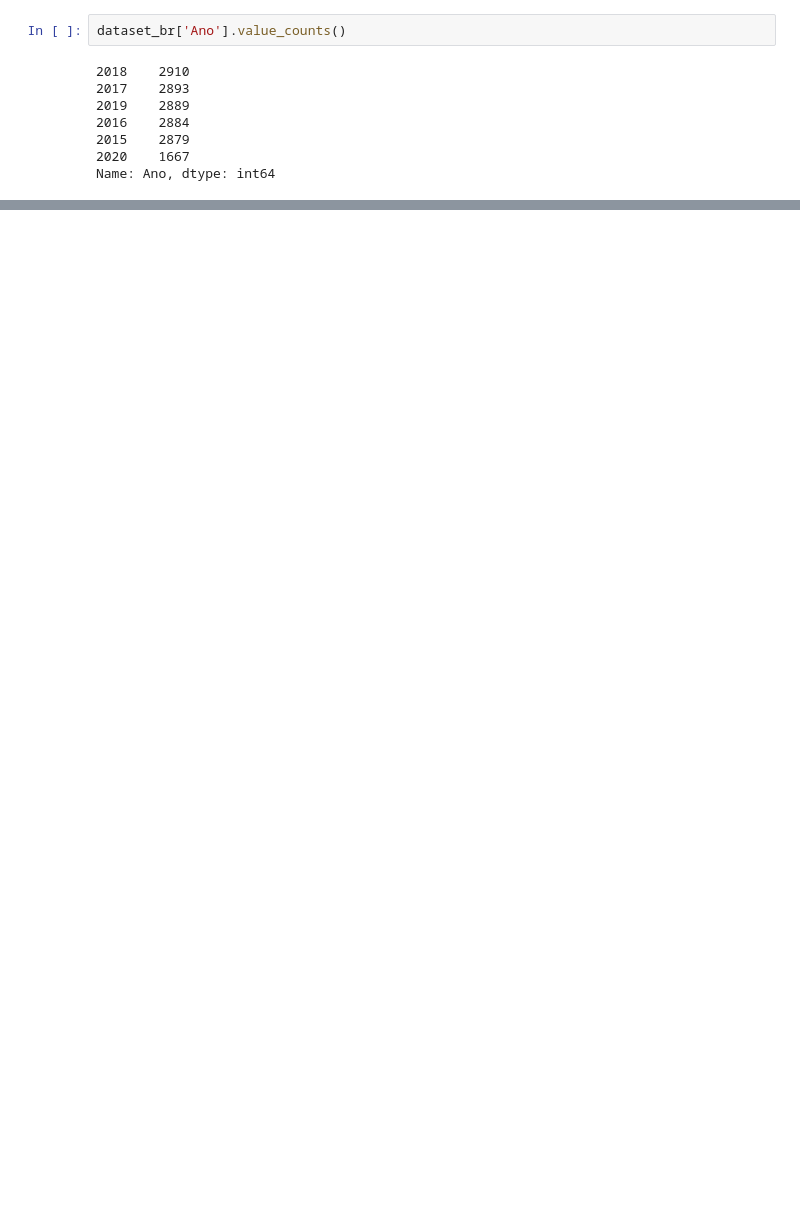
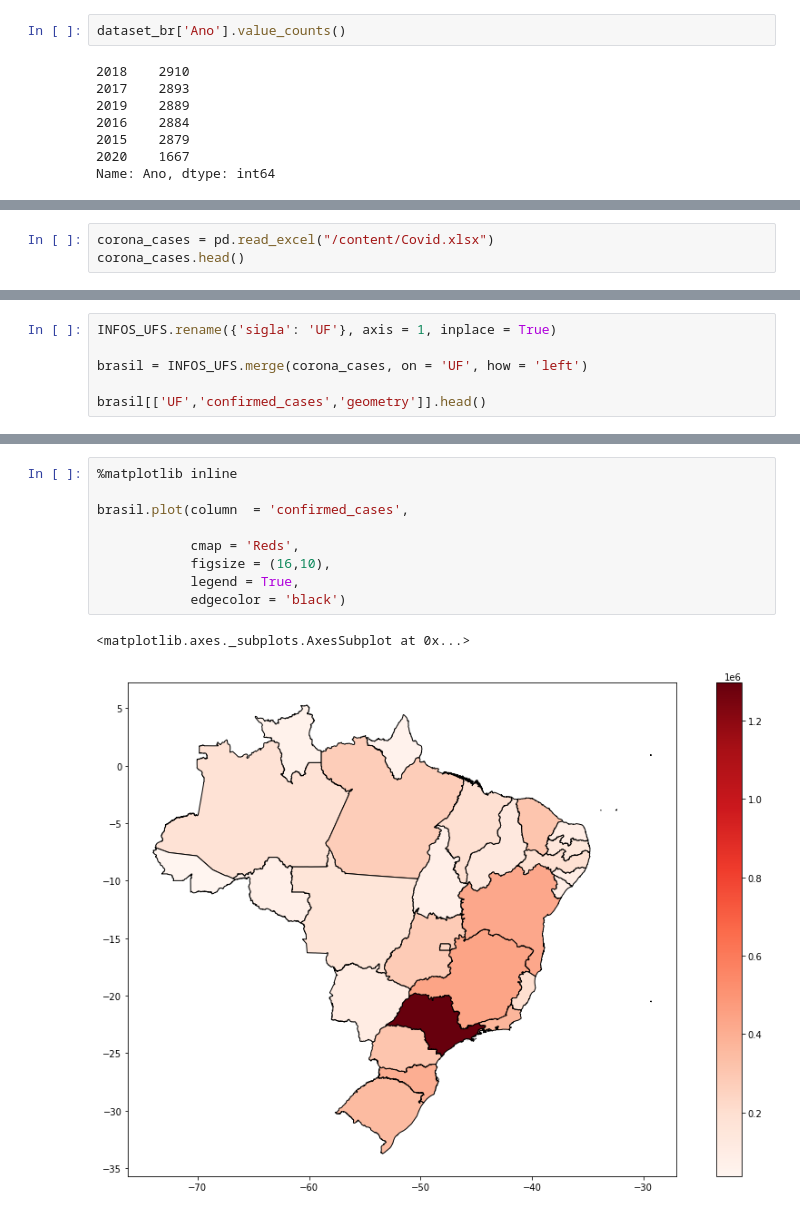
Before and after one commit to erivaschaves/Client, a Jupyter notebook: Trabalho_Prático_2.ipynb, the cells around one changed output, grey strips where cells are left out. Cells and saved outputs as stored; diff of their text form; blank space fills up the shorter version.

```diff
--- a/Trabalho_Prático_2.ipynb
+++ b/Trabalho_Prático_2.ipynb
@@ -89,0 +362,3 @@ ParserError: ignored
+# %%
+corona_cases = pd.read_excel("/content/Covid.xlsx")
+corona_cases.head()
@@ -89,0 +384,6 @@ ParserError: ignored
+# %%
+INFOS_UFS.rename({'sigla': 'UF'}, axis = 1, inplace = True)
+
+brasil = INFOS_UFS.merge(corona_cases, on = 'UF', how = 'left')
+
+brasil[['UF','confirmed_cases','geometry']].head()
@@ -89,0 +397,12 @@ ParserError: ignored
+# %%
+%matplotlib inline
+
+brasil.plot(column  = 'confirmed_cases',
+
+            cmap = 'Reds',
+            figsize = (16,10),
+            legend = True,
+            edgecolor = 'black')
+# %% [output]
+<matplotlib.axes._subplots.AxesSubplot at 0x...>
+[figure, added]
```
Also changed, not shown: parts of 46 cells of this notebook.
